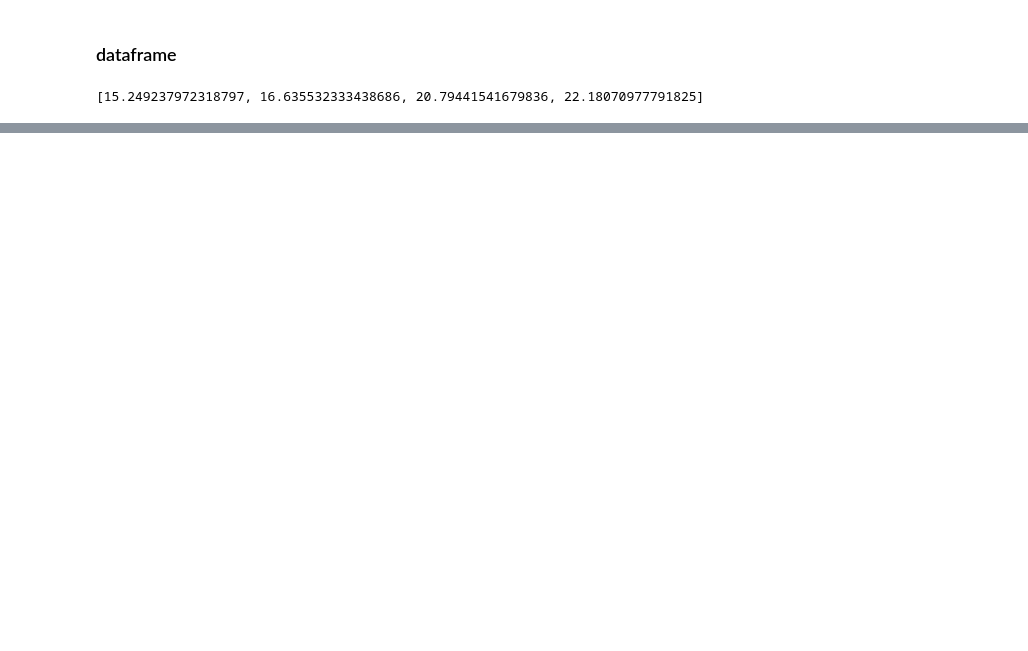
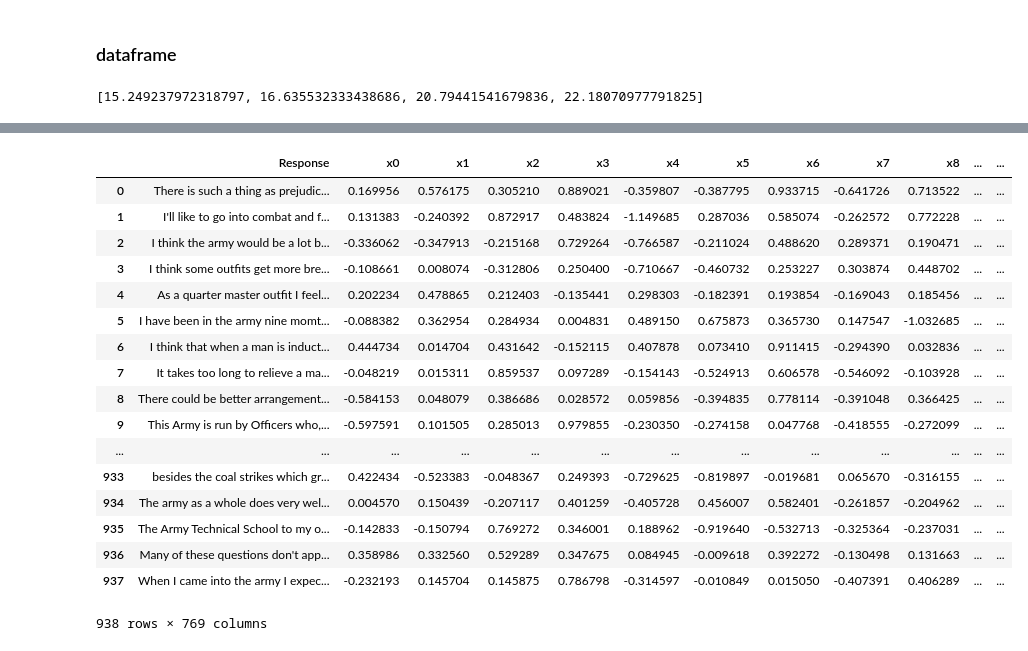
Before and after one commit to amos3vt/ASWW2, a Jupyter notebook: scripts/survey64_spectral(4).ipynb, the cells around one changed output, grey strips where cells are left out. Cells and saved outputs as stored; diff of their text form; code cells hidden in the pictures; blank space fills up the shorter version.

```diff
--- a/scripts/survey64_spectral(4).ipynb
+++ b/scripts/survey64_spectral(4).ipynb
@@ -222,0 +330,21 @@ dictionary
+# %%
+second
+# %% [output]
+|  | Response | x0 | x1 | x2 | x3 | x4 | x5 | x6 | x7 | x8 | ... | ... |
+| 0 | There is such a thing as prejudic... | 0.169956 | 0.576175 | 0.305210 | 0.889021 | -0.359807 | -0.387795 | 0.933715 | -0.641726 | 0.713522 | ... | ... |
+| 1 | I'll like to go into combat and f... | 0.131383 | -0.240392 | 0.872917 | 0.483824 | -1.149685 | 0.287036 | 0.585074 | -0.262572 | 0.772228 | ... | ... |
+| 2 | I think the army would be a lot b... | -0.336062 | -0.347913 | -0.215168 | 0.729264 | -0.766587 | -0.211024 | 0.488620 | 0.289371 | 0.190471 | ... | ... |
+| 3 | I think some outfits get more bre... | -0.108661 | 0.008074 | -0.312806 | 0.250400 | -0.710667 | -0.460732 | 0.253227 | 0.303874 | 0.448702 | ... | ... |
+| 4 | As a quarter master outfit I feel... | 0.202234 | 0.478865 | 0.212403 | -0.135441 | 0.298303 | -0.182391 | 0.193854 | -0.169043 | 0.185456 | ... | ... |
+| 5 | I have been in the army nine momt... | -0.088382 | 0.362954 | 0.284934 | 0.004831 | 0.489150 | 0.675873 | 0.365730 | 0.147547 | -1.032685 | ... | ... |
+| 6 | I think that when a man is induct... | 0.444734 | 0.014704 | 0.431642 | -0.152115 | 0.407878 | 0.073410 | 0.911415 | -0.294390 | 0.032836 | ... | ... |
+| 7 | It takes too long to relieve a ma... | -0.048219 | 0.015311 | 0.859537 | 0.097289 | -0.154143 | -0.524913 | 0.606578 | -0.546092 | -0.103928 | ... | ... |
+| 8 | There could be better arrangement... | -0.584153 | 0.048079 | 0.386686 | 0.028572 | 0.059856 | -0.394835 | 0.778114 | -0.391048 | 0.366425 | ... | ... |
+| 9 | This Army is run by Officers who,... | -0.597591 | 0.101505 | 0.285013 | 0.979855 | -0.230350 | -0.274158 | 0.047768 | -0.418555 | -0.272099 | ... | ... |
+| ... | ... | ... | ... | ... | ... | ... | ... | ... | ... | ... | ... | ... |
+| 933 | besides the coal strikes which gr... | 0.422434 | -0.523383 | -0.048367 | 0.249393 | -0.729625 | -0.819897 | -0.019681 | 0.065670 | -0.316155 | ... | ... |
+| 934 | The army as a whole does very wel... | 0.004570 | 0.150439 | -0.207117 | 0.401259 | -0.405728 | 0.456007 | 0.582401 | -0.261857 | -0.204962 | ... | ... |
+| 935 | The Army Technical School to my o... | -0.142833 | -0.150794 | 0.769272 | 0.346001 | 0.188962 | -0.919640 | -0.532713 | -0.325364 | -0.237031 | ... | ... |
+| 936 | Many of these questions don't app... | 0.358986 | 0.332560 | 0.529289 | 0.347675 | 0.084945 | -0.009618 | 0.392272 | -0.130498 | 0.131663 | ... | ... |
+| 937 | When I came into the army I expec... | -0.232193 | 0.145704 | 0.145875 | 0.786798 | -0.314597 | -0.010849 | 0.015050 | -0.407391 | 0.406289 | ... | ... |
+938 rows × 769 columns
```
Also changed, not shown: parts of 17 cells of this notebook.
